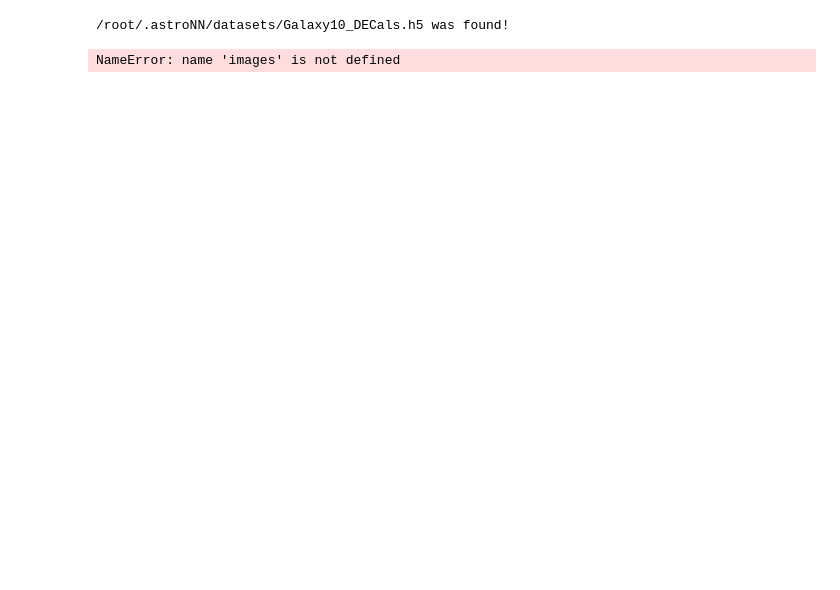
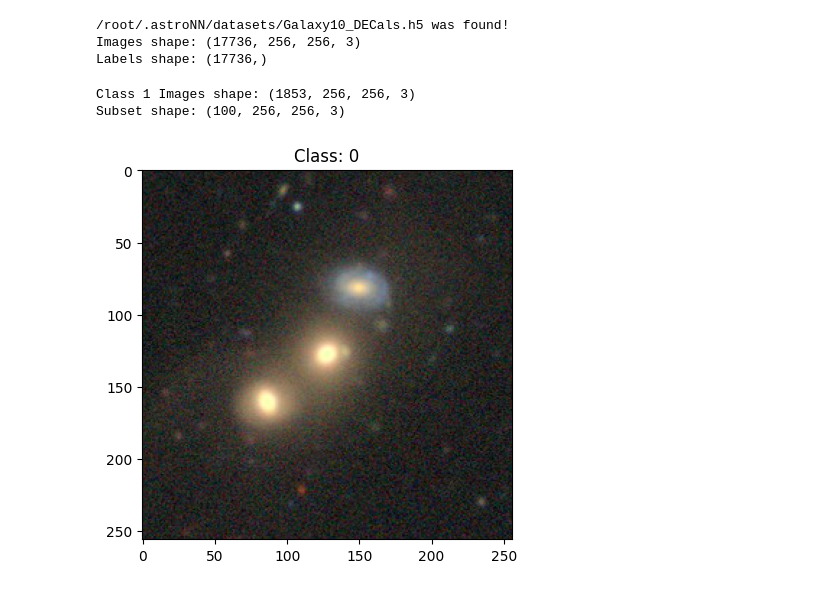
Before and after one commit to AlwinZhou/CISC437PS5, a Jupyter notebook: colabs/AutoTrain_Dreambooth.ipynb, the cells around one changed output. Saved outputs shown, nothing was run; the diff lists cells and outputs as text; code cells hidden in the pictures; blank space fills up the shorter version.

```diff
--- a/colabs/AutoTrain_Dreambooth.ipynb
+++ b/colabs/AutoTrain_Dreambooth.ipynb
@@ -111,32 +116,2 @@ $( [[ "$PUSH_TO_HUB" == "True" ]] && echo "--push-to-hub --token ${HF_TOKEN}" )
 # %%
 !pip install astroNN
-# %%
-from astroNN.datasets import load_galaxy10
-from tensorflow.keras import utils
-import numpy as np
-
-# To load images and labels (will download automatically at the first time)
-# First time downloading location will be ~/.astroNN/datasets/
-images, labels = load_galaxy10()
-
-# To convert the labels to categorical 10 classes
-labels = utils.to_categorical(labels, 10)
-
-# To convert to desirable type
-labels = labels.astype(np.float32)
-images = images.astype(np.float32)
-# %% [output]
-/root/.astroNN/datasets/Galaxy10_DECals.h5 was found!
-# %%
-import matplotlib.pyplot as plt
-
-# 筛选 class 2 的图像
-class_2_images = images[labels == 2]
-
-# 显示部分 class 2 图像
-for i in range(5):  # 显示前5张
-    plt.imshow(class_2_images[i])
-    plt.title("Class 2")
-    plt.show()
-# %% [output]
-NameError: name 'images' is not defined
@@ -142,0 +121,42 @@ NameError: name 'images' is not defined
+# %%
+from astroNN.datasets import load_galaxy10
+from tensorflow.keras import utils
+import numpy as np
+
+# 加载图像和标签（首次运行时会自动下载数据集）
+images, labels = load_galaxy10()
+
+# 打印数据形状
+print(f"Images shape: {images.shape}")
+print(f"Labels shape: {labels.shape}")
+# %% [output]
+/root/.astroNN/datasets/Galaxy10_DECals.h5 was found!
+Images shape: (17736, 256, 256, 3)
+Labels shape: (17736,)
+# %%
+
+# 假设 images 是包含所有图像的数组，labels 是对应的标签
+# images.shape = (17736, 256, 256, 3), labels.shape = (17736,)
+
+# 筛选标签为 1 的图像
+class1_images = images[labels == 1]
+
+# 将 class1 图像存储到新的数组 class2Images 中
+class1Images = np.copy(class1_images)
+
+print(f"Class 1 Images shape: {class1_images.shape}")
+# 提取前 100 张图像
+subset_images = class1Images[:100]
+
+# 检查结果
+print(f"Subset shape: {subset_images.shape}")
+# %% [output]
+Class 1 Images shape: (1853, 256, 256, 3)
+Subset shape: (100, 256, 256, 3)
+# %%
+
+plt.imshow(subset_images[10])
+plt.title(f'Class: {labels[5]}')
+plt.show()
+# %% [output]
+[figure, added]
```
Also changed, not shown: parts of 9 cells of this notebook.
